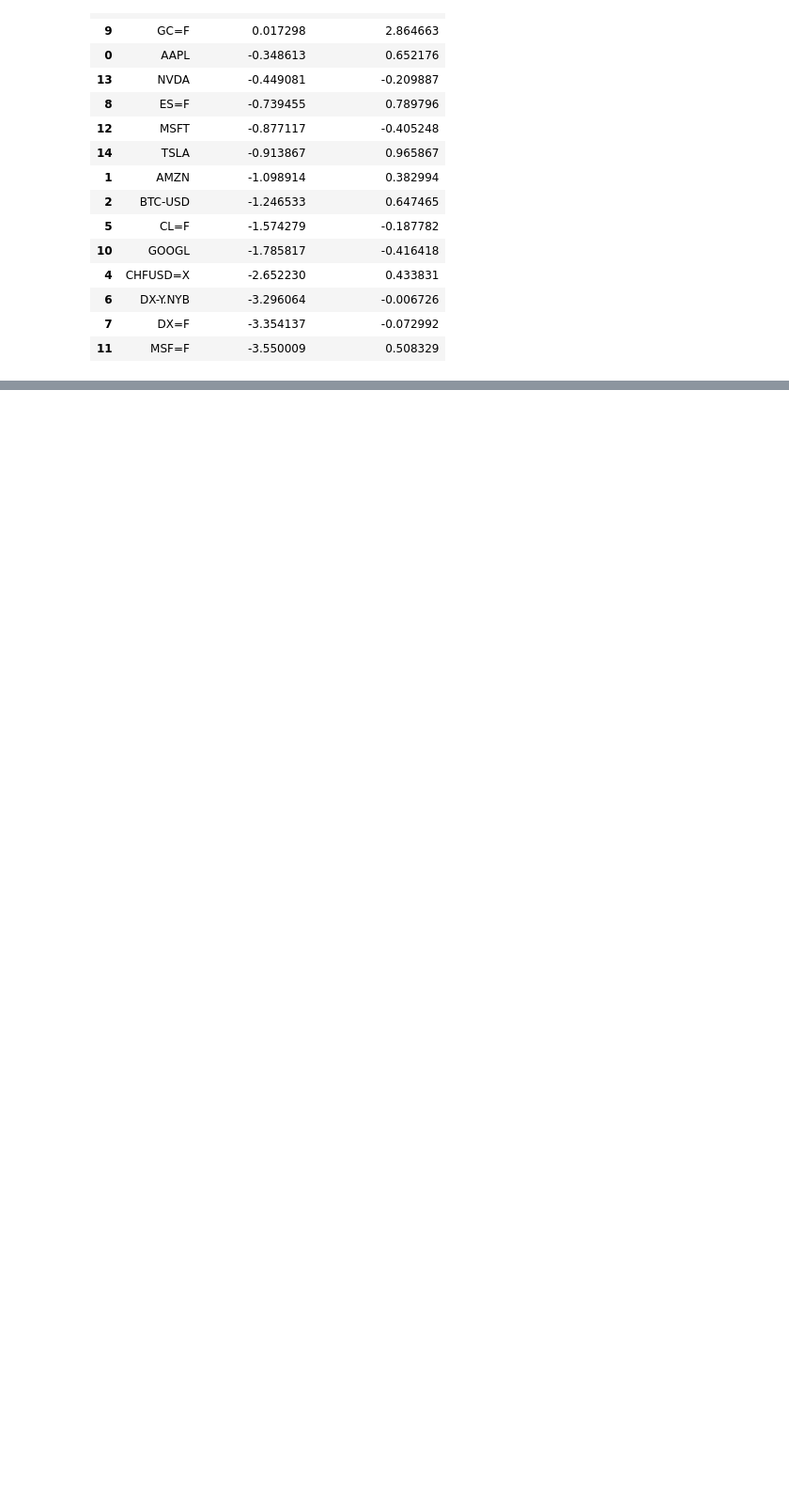
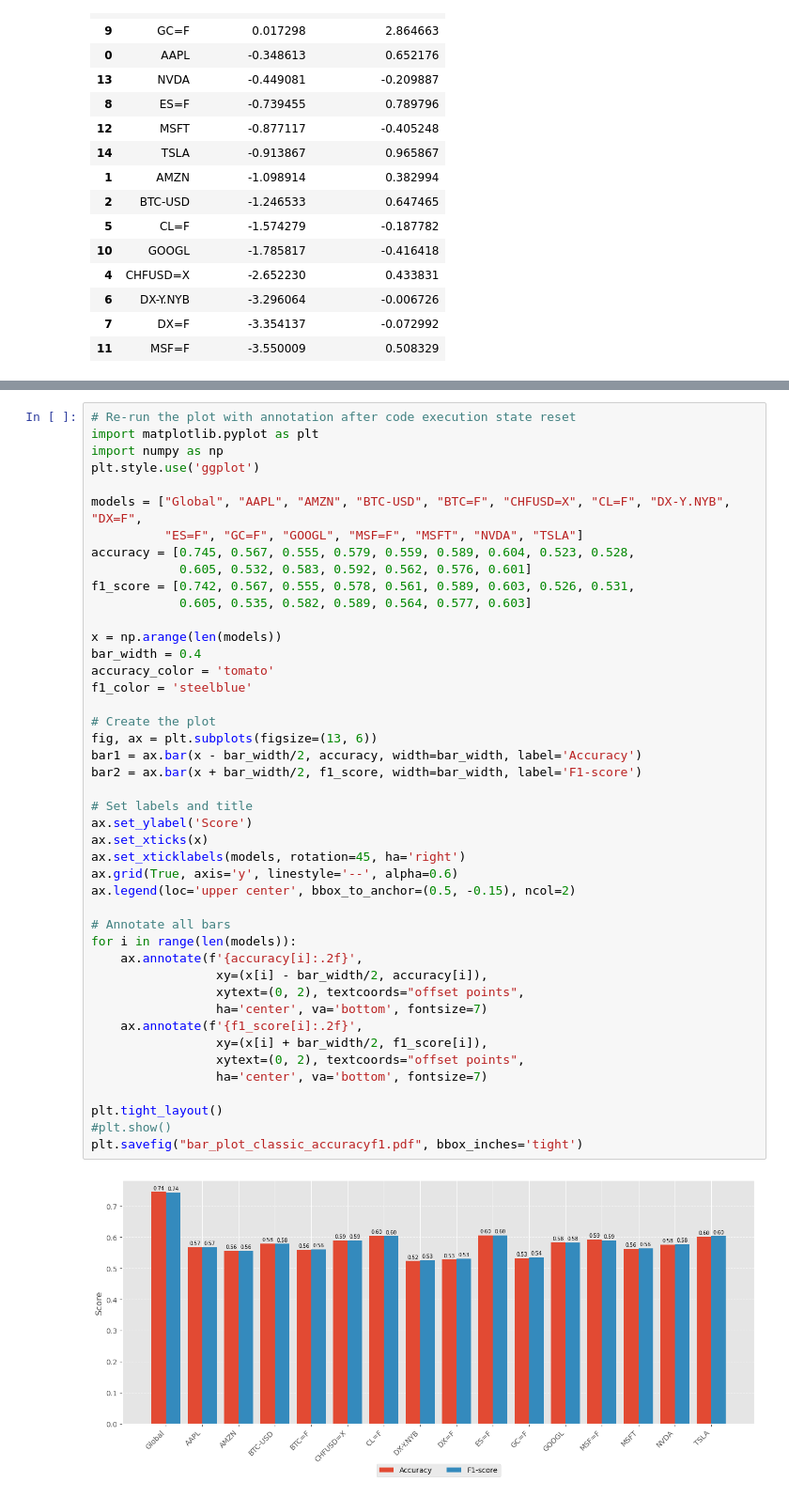
Before and after one commit to fdu11235/REPFS25, a Jupyter notebook: stats_notebook.ipynb, the cells around one changed output, grey strips where cells are left out. Shown at 94% size. Saved outputs shown, nothing was run; the diff lists cells and outputs as text; blank space fills up the shorter version.

```diff
--- a/stats_notebook.ipynb
+++ b/stats_notebook.ipynb
@@ -220,0 +418,46 @@ display(df)
+# %%
+# Re-run the plot with annotation after code execution state reset
+import matplotlib.pyplot as plt
+import numpy as np
+plt.style.use('ggplot')
+
+models = ["Global", "AAPL", "AMZN", "BTC-USD", "BTC=F", "CHFUSD=X", "CL=F", "DX-Y.NYB", "DX=F",
+          "ES=F", "GC=F", "GOOGL", "MSF=F", "MSFT", "NVDA", "TSLA"]
+accuracy = [0.745, 0.567, 0.555, 0.579, 0.559, 0.589, 0.604, 0.523, 0.528,
+            0.605, 0.532, 0.583, 0.592, 0.562, 0.576, 0.601]
+f1_score = [0.742, 0.567, 0.555, 0.578, 0.561, 0.589, 0.603, 0.526, 0.531,
+            0.605, 0.535, 0.582, 0.589, 0.564, 0.577, 0.603]
+
+x = np.arange(len(models))
+bar_width = 0.4
+accuracy_color = 'tomato'
+f1_color = 'steelblue'
+
+# Create the plot
+fig, ax = plt.subplots(figsize=(13, 6))
+bar1 = ax.bar(x - bar_width/2, accuracy, width=bar_width, label='Accuracy')
+bar2 = ax.bar(x + bar_width/2, f1_score, width=bar_width, label='F1-score')
+
+# Set labels and title
+ax.set_ylabel('Score')
+ax.set_xticks(x)
+ax.set_xticklabels(models, rotation=45, ha='right')
+ax.grid(True, axis='y', linestyle='--', alpha=0.6)
+ax.legend(loc='upper center', bbox_to_anchor=(0.5, -0.15), ncol=2)
+
+# Annotate all bars
+for i in range(len(models)):
+    ax.annotate(f'{accuracy[i]:.2f}',
+                 xy=(x[i] - bar_width/2, accuracy[i]),
+                 xytext=(0, 2), textcoords="offset points",
+                 ha='center', va='bottom', fontsize=7)
+    ax.annotate(f'{f1_score[i]:.2f}',
+                 xy=(x[i] + bar_width/2, f1_score[i]),
+                 xytext=(0, 2), textcoords="offset points",
+                 ha='center', va='bottom', fontsize=7)
+
+plt.tight_layout()
+#plt.show()
+plt.savefig("bar_plot_classic_accuracyf1.pdf", bbox_inches='tight')
+# %% [output]
+[figure, added]
```
Also changed, not shown: parts of 18 cells of this notebook, 7 other files.
